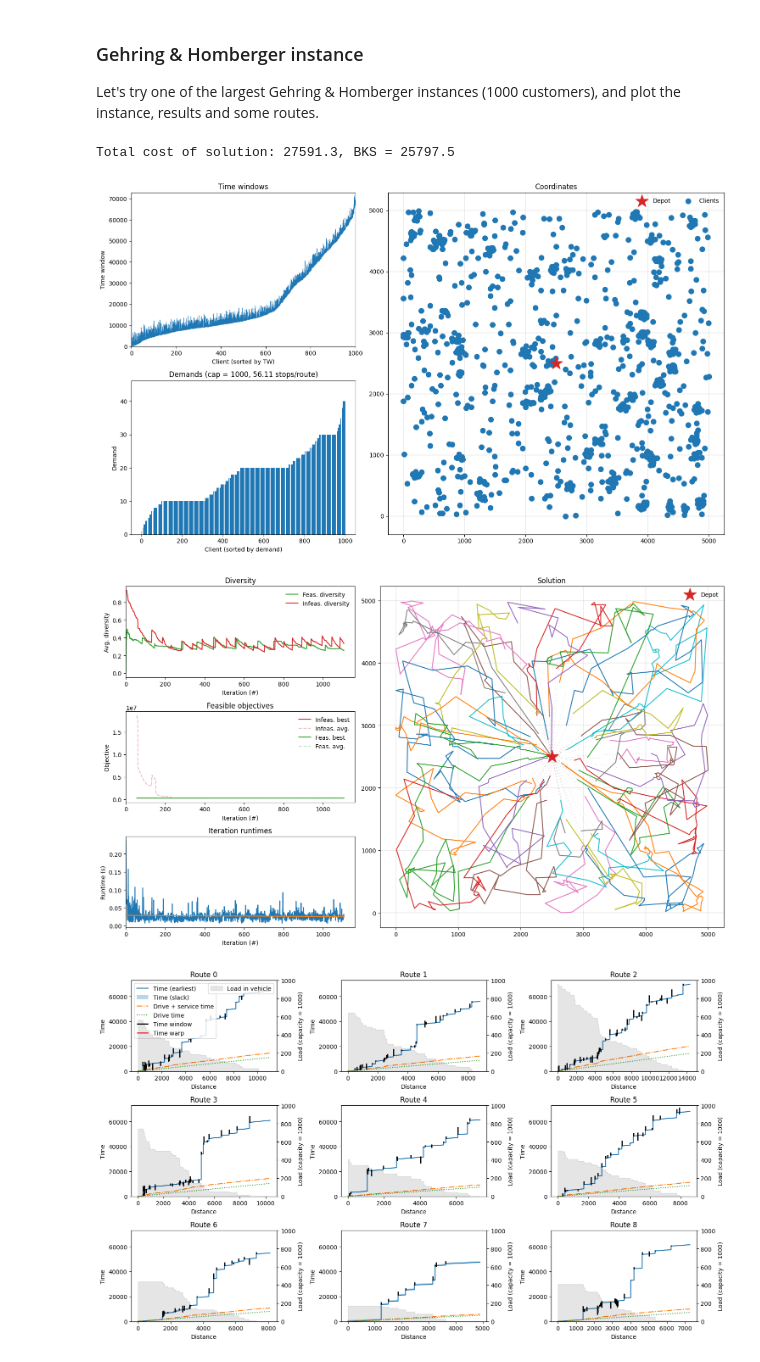
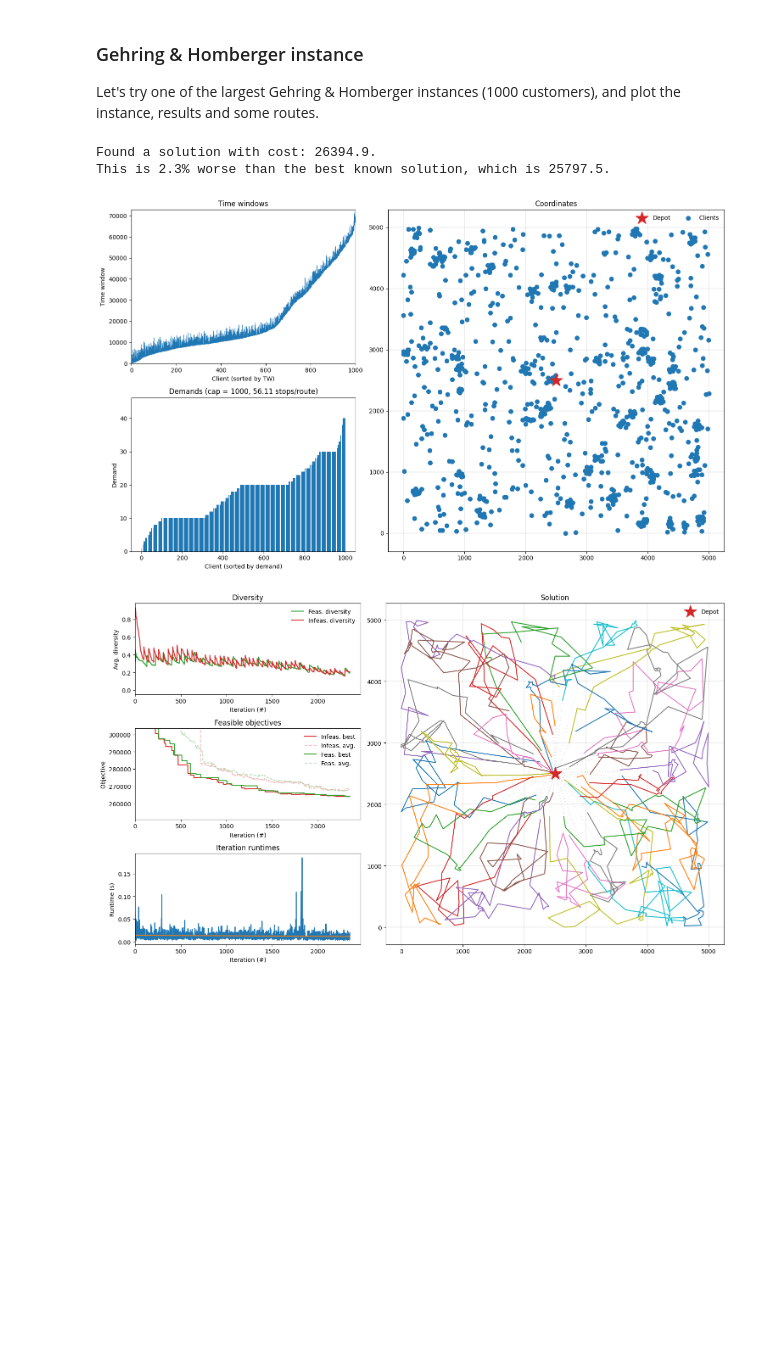
Before and after one commit to PyVRP/PyVRP, a Jupyter notebook: examples/vrptw.ipynb, the cells around one changed output. Saved outputs shown, nothing was run; the diff lists cells and outputs as text; code cells hidden in the pictures; blank space fills up the shorter version.

```diff
--- a/examples/vrptw.ipynb
+++ b/examples/vrptw.ipynb
@@ -163,49 +169,22 @@ PyVRP can also handle larger instances, although running times to reach high qua
 # %% [markdown]
 ### Gehring & Homberger instance
 Let's try one of the largest Gehring & Homberger instances (1000 customers), and plot the instance, results and some routes.
-# %%
-# Create directory, download instance and best known solution
-gh_dir = data_dir / "vrptw" / "GH"
-gh_dir.mkdir(parents=True, exist_ok=True)
-
-# Download an instance and best known solution
-instance_name_gh = "RC2_10_5"
-instance_filename_gh = gh_dir / f"{instance_name_gh}.vrp"
-if not instance_filename_gh.exists():
-    vrplib.download_instance(instance_name_gh, instance_filename_gh)
-instance_bks_filename_gh = gh_dir / f"{instance_name_gh}.sol"
-if not instance_bks_filename_gh.exists():
-    vrplib.download_solution(instance_name_gh, instance_bks_filename_gh)
-
-# Read, convert and plot instance
-instance_gh = read(
-    instance_filename_gh, instance_format="solomon", round_func="trunc1"
-)
-instance_gh_bks = vrplib.read_solution(instance_bks_filename_gh)
-fig = plt.figure(figsize=(15, 9))
-plotting.plot_instance(instance_gh, fig)
-
-# Run HGS algorithm and plot result
-args = {"seed": 42, "max_runtime": 30}
-result_gh = solve(instance_gh, **args)
-print(
-    f"Total cost of solution: {result_gh.best.cost() / 10}, BKS = {instance_gh_bks['cost']}"
-)
-fig = plt.figure(figsize=(15, 9))
-plotting.plot_result(result_gh, instance_gh, fig)
-fig.tight_layout()
-
-# Plot some route schedules
-fig, axarr = plt.subplots(3, 3, figsize=(15, 9))
-for i, (ax, route) in enumerate(
-    zip(axarr.reshape(-1), result_gh.best.get_routes())
-):
-    plotting.plot_route_schedule(
-        instance_gh, route, title=f"Route {i}", ax=ax, legend=i == 0
-    )
-fig.tight_layout()
-# %% [output]
-Total cost of solution: 27591.3, BKS = 25797.5
-[figure, removed]
-[figure, removed]
-[figure, removed]
+# %%
+instance_gh = read(
+    "data/RC2_10_5.vrp", instance_format="solomon", round_func="trunc1"
+)
+bks_gh = vrplib.read_solution("data/RC2_10_5.sol")
+
+fig = plt.figure(figsize=(15, 9))
+plotting.plot_instance(instance_gh, fig)
+
+result_gh = solve(instance_gh, seed=42, max_runtime=30)
+
+report_gap(result_gh, bks_gh)
+plot_result(result_gh, instance_gh)
+plot_route_schedule(result_gh, instance_gh)
+# %% [output]
+Found a solution with cost: 26394.9.
+This is 2.3% worse than the best known solution, which is 25797.5.
+[figure, added]
+[figure, added]
```
Also changed, not shown: parts of 28 cells of this notebook, 27 other files.
